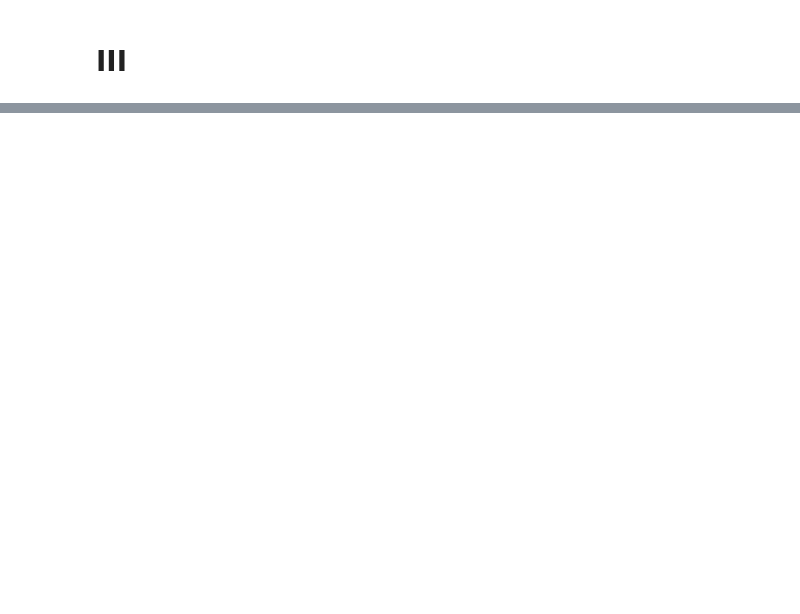
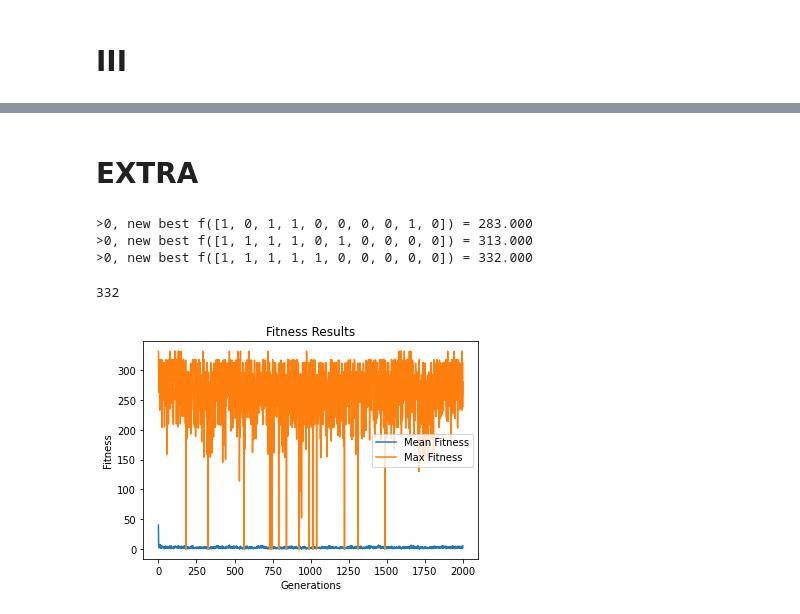
Before and after one commit to MohamedMoustafaNUIG/AI_Assignment1, a Jupyter notebook: Part_One.ipynb, the cells around one changed output, grey strips where cells are left out. Drawn from its saved outputs; the diff is of its cells as text; code cells hidden in the pictures; blank space fills up the shorter version.

```diff
--- a/Part_One.ipynb
+++ b/Part_One.ipynb
@@ -174,0 +161,33 @@ plot_progression([N_ITER, avgs, maxs])
+# %% [markdown]
+# EXTRA
+# %%
+def objective(gene):
+    weights = [18, 9, 23, 20, 59, 61, 70, 75, 76, 30]
+    values = [78, 35, 89, 36, 94, 75, 74, 79, 80, 16]
+    v_per_w = [x*1.0/y for x,y in zip(values, weights)]
+
+    threshold = 156
+    size = [x*y for x,y in zip(weights, gene)]
+    val = [x*y for x,y in zip(values, gene)]
+
+    if np.sum(size) > threshold:
+        return 0
+    else:
+        return np.sum(val)
+# %%
+b, b_e, avgs, maxs = genetic_algorithm(objective, 10, N_ITER, N_POP, R_CROSS, R_MUT)
+# %% [output]
+>0, new best f([1, 0, 1, 1, 0, 0, 0, 0, 1, 0]) = 283.000
+>0, new best f([1, 1, 1, 1, 0, 1, 0, 0, 0, 0]) = 313.000
+>0, new best f([1, 1, 1, 1, 1, 0, 0, 0, 0, 0]) = 332.000
+# %%
+arr1 = b
+arr2 = [78, 35, 89, 36, 94, 75, 74, 79, 80, 16]
+val = [x*y for x,y in zip(arr1, arr2)]
+print(np.sum(val))
+# %% [output]
+332
+# %%
+plot_progression([N_ITER, avgs, maxs])
+# %% [output]
+[figure, added]
```
Also changed, not shown: parts of 9 cells of this notebook, 1 other file.
